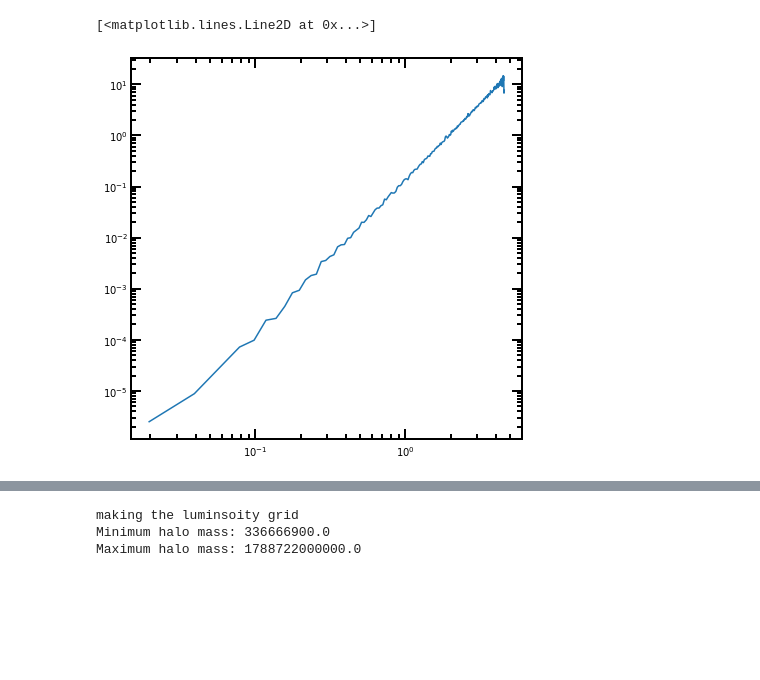
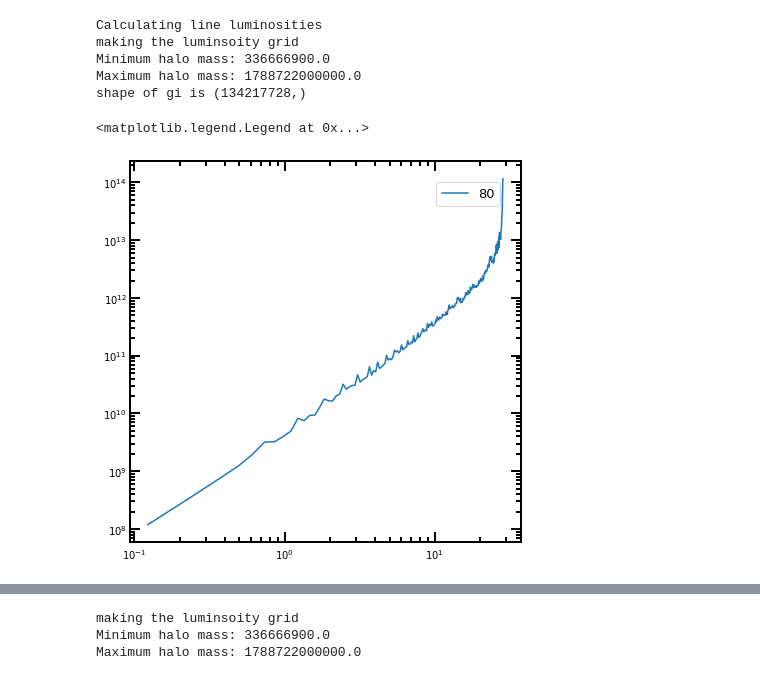
Before and after one commit to Anirbancosmo/Limpy, a Jupyter notebook: notebook/powerspectra.ipynb, the cells around one changed output, grey strips where cells are left out. Cells and saved outputs as stored; diff of their text form; code cells hidden in the pictures; blank space fills up the shorter version.

```diff
--- a/notebook/powerspectra.ipynb
+++ b/notebook/powerspectra.ipynb
@@ -57,5 +53,49 @@ ValueError: Provide the data either in 1D or 3D data cube (in case of projection
+# %%
+boxsize=80
+halo_redshift=5.8
+nu_obs=280
+dnu=2.8
+line_name='CII'
+ndim_original=3
+
+mmin=1e10
+ngrid=512
+nproj=1
+
+
+halo_file='/Users/anirbanroy/Documents/21cmFAST/Output_files/Halo_lists/halos_z5.80_512_80Mpc'
+
+proj_L=utils.length_projection(nu_obs=nu_obs, dnu=dnu, line_name=line_name)
+
+hm, cm=utils.make_halocat(halo_file, filetype='dat',boxsize=boxsize)
+
+mass_cut=hm >= mmin
+halomass_cut=hm[mass_cut]
+
+print("Calculating line luminosities")
+lum_line=np.zeros(len(halomass_cut))
+for i in range(len(halomass_cut)):
+    lum_line[i]=ll.mhalo_to_lline(halomass_cut[i],halo_redshift,line_name=line_name)
+
+print("making the luminsoity grid")
+gi=ll.calc_intensity_3d(boxsize, ngrid, halo_file,halo_redshift, line_name='CII',\
+                        halo_cutoff_mass=mmin, use_scatter=False,halocat_file_type='dat', intensity_unit='jy/sr')
+
+print("shape of gi is", np.shape(gi))
+# %% [output]
+Calculating line luminosities
+making the luminsoity grid
+Minimum halo mass: 336666900.0
+Maximum halo mass: 1788722000000.0
+shape of gi is (134217728,)
+# %%
+g3d=gi.reshape(512,512,512)
+
+k80, pk80= utils.powerspectra_2d(g3d, boxsize, ngrid, project_length=proj_L, volume_normalization=False)
 # %%
-plt.loglog(k_ns, k_ns**3*pk_ns/2.0/np.pi**2)
+plt.loglog(k80, k80**3*pk80/2.0/np.pi**2, label="80")
+#plt.loglog(k_ns, k_ns**3*pk_ns/2.0/np.pi**2, label="500")
+plt.legend(loc=0)
 # %% [output]
-[<matplotlib.lines.Line2D at 0x...>]
+<matplotlib.legend.Legend at 0x...>
-[figure, old version]
+[figure, new version]
```
Also changed, not shown: parts of 13 cells of this notebook, 5 other files.
